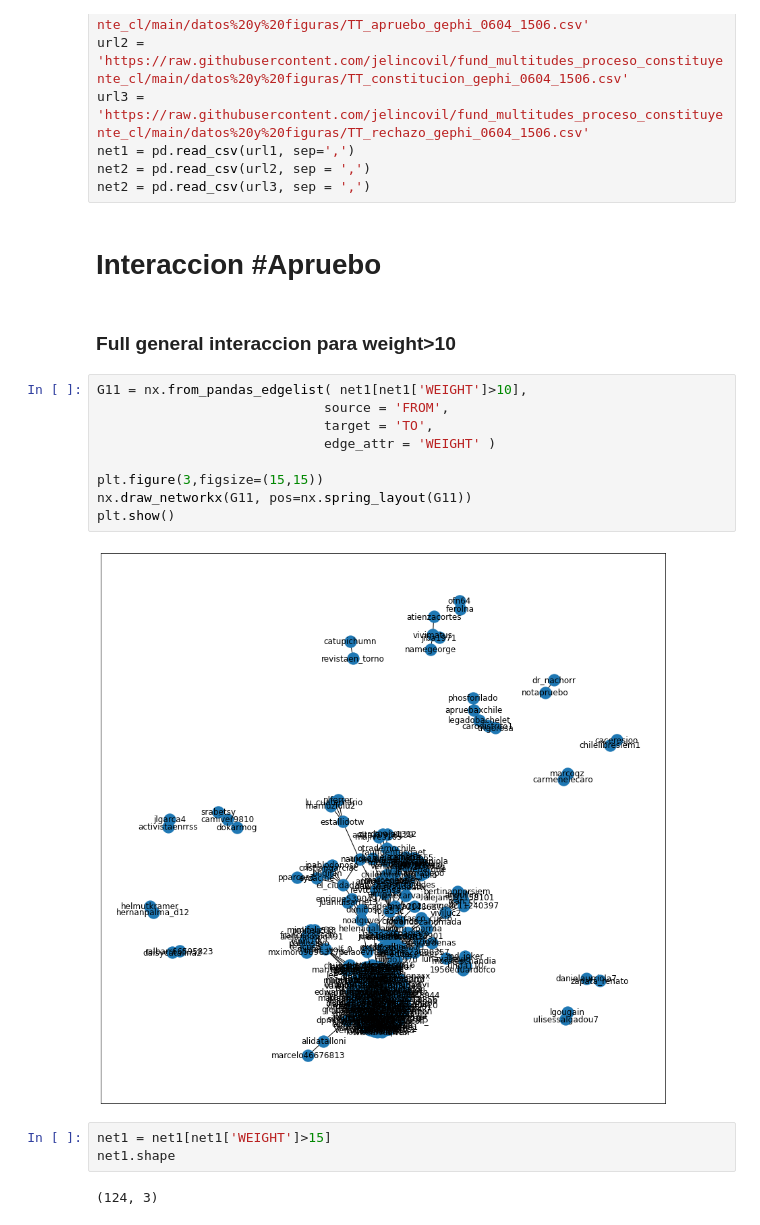
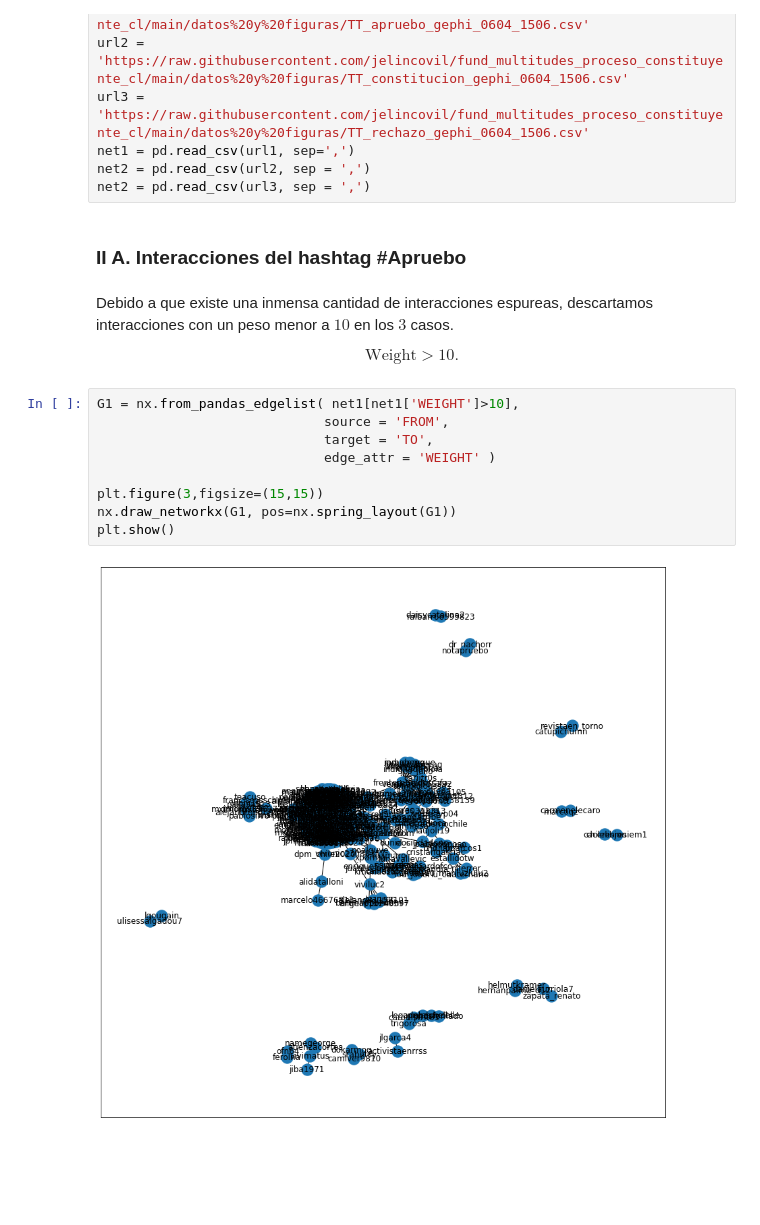
Before and after one commit to jelincovil/fund_multitudes_proceso_constituyente_cl, a Jupyter notebook: Analisis_de_interacciones_Fundacion_Multitudes_(Py).ipynb, the cells around one changed output. Drawn from its saved outputs; the diff is of its cells as text; blank space fills up the shorter version.

```diff
--- a/Analisis_de_interacciones_Fundacion_Multitudes_(Py).ipynb
+++ b/Analisis_de_interacciones_Fundacion_Multitudes_(Py).ipynb
@@ -100,23 +142,22 @@ url3 = 'https://raw.githubusercontent.com/jelincovil/fund_multitudes_proceso_con
 net1 = pd.read_csv(url1, sep=',')
 net2 = pd.read_csv(url2, sep = ',')
 net2 = pd.read_csv(url3, sep = ',')
-# %% [markdown]
-# Interaccion #Apruebo
-# %% [markdown]
-### Full general interaccion para weight>10
+# %% [markdown]
+### II A. Interacciones del hashtag \#Apruebo
+# %% [markdown]
+Debido a que existe una inmensa cantidad de interacciones espureas, descartamos interacciones con un peso menor a $10$ en los $3$ casos.
+
+$$
+\text{Weight} >10.
+$$
 # %%
-G11 = nx.from_pandas_edgelist( net1[net1['WEIGHT']>10],
+G1 = nx.from_pandas_edgelist( net1[net1['WEIGHT']>10],
                              source = 'FROM',
                              target = 'TO',
                              edge_attr = 'WEIGHT' )
 
 plt.figure(3,figsize=(15,15))
-nx.draw_networkx(G11, pos=nx.spring_layout(G11))
+nx.draw_networkx(G1, pos=nx.spring_layout(G1))
 plt.show()
 # %% [output]
-[figure, old version]
+[figure, new version]
-# %%
-net1 = net1[net1['WEIGHT']>15]
-net1.shape
-# %% [output]
-(124, 3)
```
Also changed, not shown: parts of 36 cells of this notebook.
